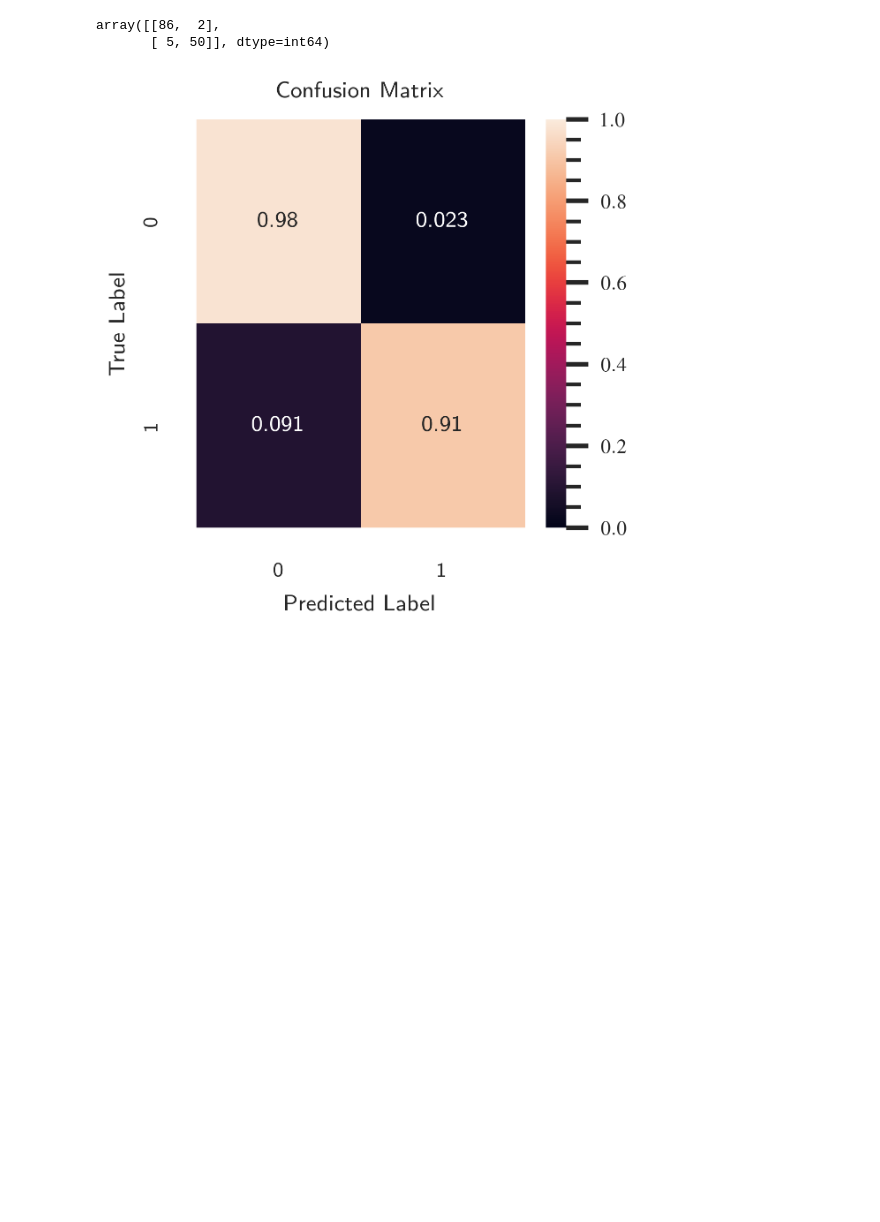
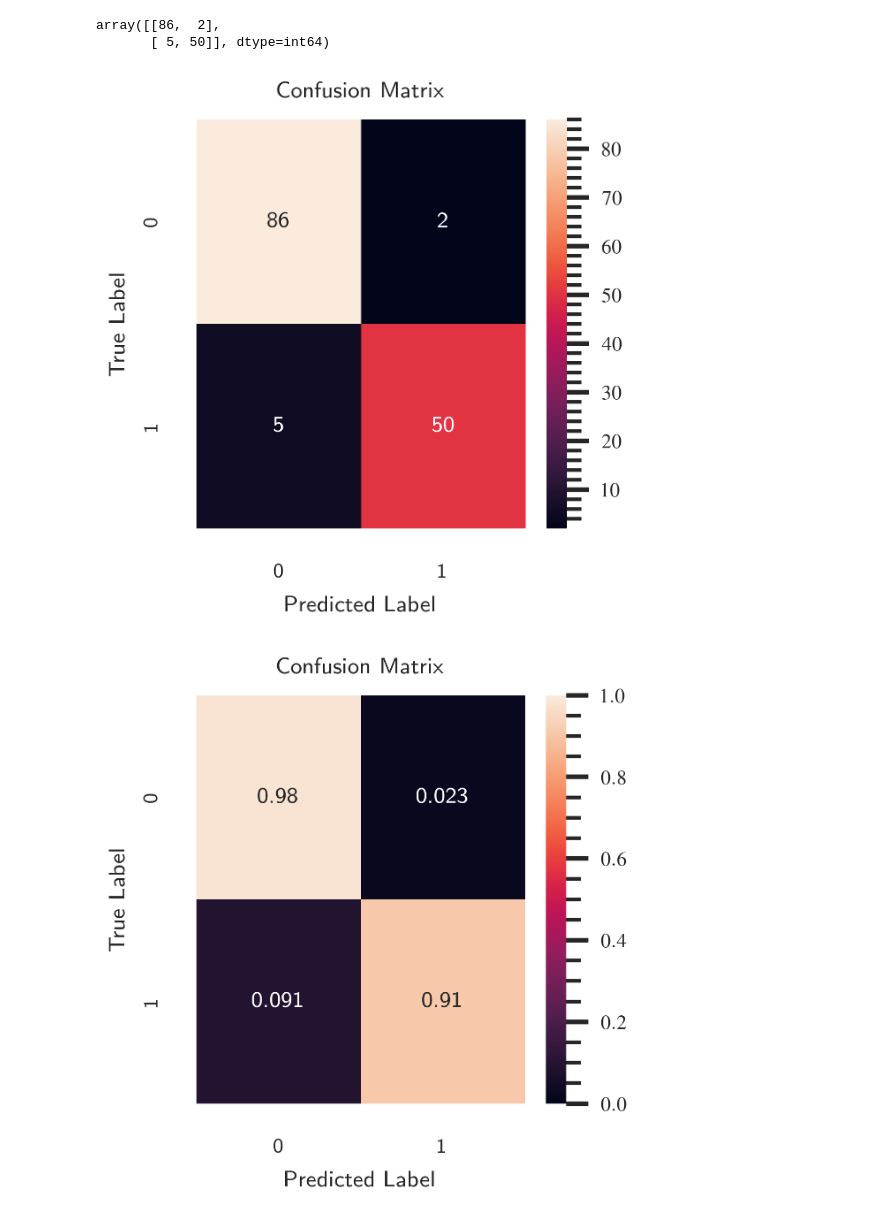
Before and after one commit to PewterZz/BreastCancerPred, a Jupyter notebook: knn_classifier.ipynb, the cells around one changed output. Cells and saved outputs as stored; diff of their text form; code cells hidden in the pictures; blank space fills up the shorter version.

```diff
--- a/knn_classifier.ipynb
+++ b/knn_classifier.ipynb
@@ -115,6 +170,16 @@ array([[86,  2],
        [ 5, 50]], dtype=int64)
 # %%
 cm_normalized = cm / cm.sum(axis=1).reshape(-1, 1)
+# %%
+plt.figure(figsize=(2, 2))
+sns.set(font_scale=.5)
+sns.heatmap(cm, annot=True)
+plt.title("Confusion Matrix")
+plt.xlabel("Predicted Label")
+plt.ylabel("True Label")
+plt.show()
+# %% [output]
+[figure, added]
 # %%
 plt.figure(figsize=(2, 2))
 sns.set(font_scale=.5)
```
Also changed, not shown: parts of 4 cells of this notebook, 1 other file.
